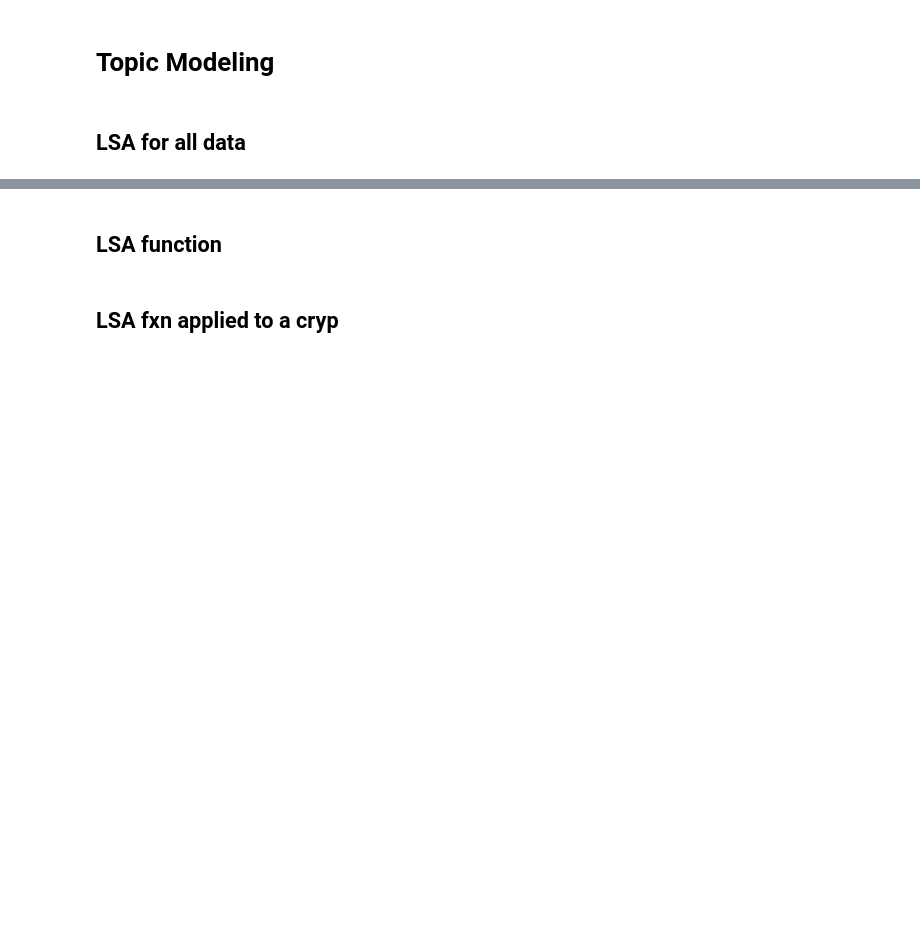
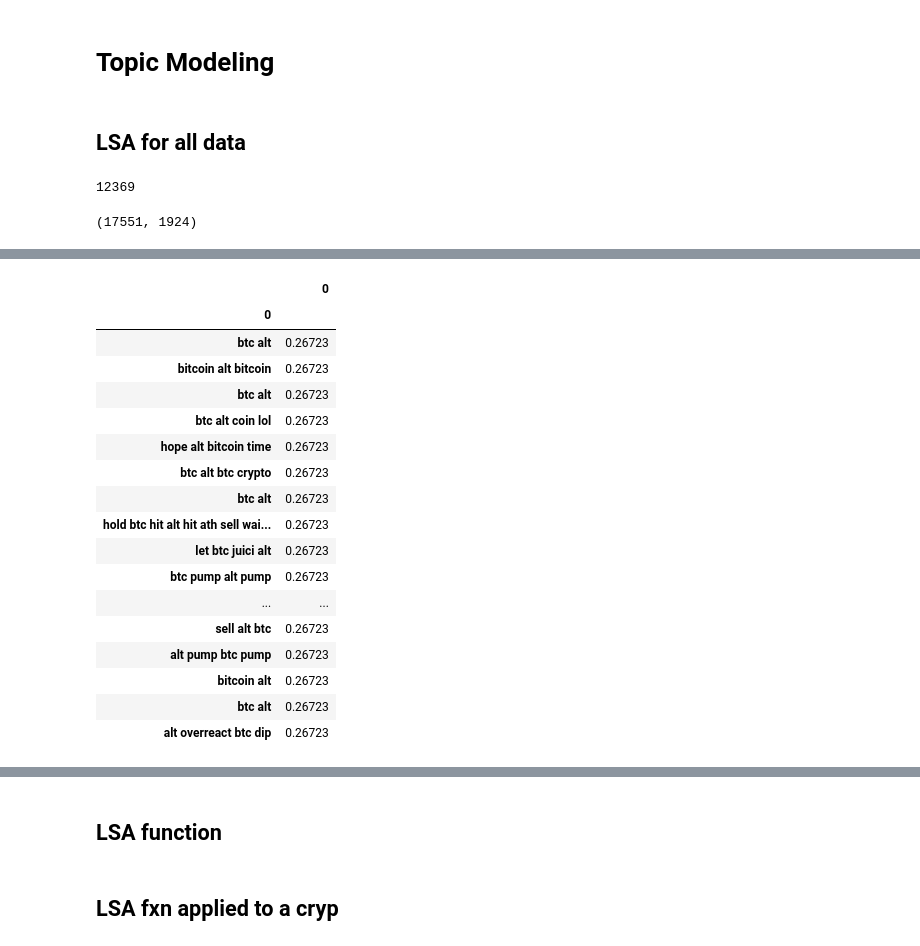
Before and after one commit to ClaytonYoung/ClaytonYoung.github.io, a Jupyter notebook: assets/Metis/NLP/sandbox-Copy1.ipynb, the cells around one changed output, grey strips where cells are left out. Saved outputs shown, nothing was run; the diff lists cells and outputs as text; code cells hidden in the pictures; blank space fills up the shorter version.

```diff
--- a/assets/Metis/NLP/sandbox-Copy1.ipynb
+++ b/assets/Metis/NLP/sandbox-Copy1.ipynb
@@ -234,12 +258,14 @@ a_dict=a_dict={k:v for (k,v) in a_dict.items() if not v.empty}
 # %%
-#create x_vect for each crypto using the crypto names in a_dict
+#create x_vect for each crypto using the crypto names in any_dict
+
+#can delete this
 
 vect_dict={}
-for index,key in enumerate(a_dict):
+for index,key in enumerate(any_dict):
     if len(key)>=1:
-        cv = CountVectorizer(stop_words='english', ngram_range = (1,2))
-        vect_dict[key] = pd.DataFrame(cv.fit_transform(a_dict[key][0]).toarray(),
-                 index=a_dict[key][0],
+        cv = CountVectorizer(stop_words='english', min_df = .001)
+        vect_dict[key] = pd.DataFrame(cv.fit_transform(any_dict[key][0]).toarray(),
+                 index=any_dict[key][0],
                  columns = cv.get_feature_names())
 # %% [markdown]
 # uncleaned dict for sentiment analysis
@@ -281,0 +390,10 @@ analyzer.polarity_scores(uncleaned_dict['shib']['body'])
+# %%
+cv = CountVectorizer(stop_words='english')# strip_accents='ascii')#,max_df=0.9,min_df=.009)
+#applying fit_transform on review
+X_cv_df = cv.fit_transform(pd.concat(only_dict)[0]).toarray()
+#converting to df and naming columns and
+X_cv_df=pd.DataFrame(X_cv_df,index=pd.concat(only_dict)[0],columns=cv.get_feature_names())
+
+len(X_cv_df.sum().sort_values(ascending=False))#.head(50)
+# %% [output]
+12369
@@ -281,0 +419,36 @@ analyzer.polarity_scores(uncleaned_dict['shib']['body'])
+# %%
+#cv_tfidf = TfidfVectorizer(stop_words='english', strip_accents='ascii',max_df=0.9,min_df=.009)
+
+
+cv_tfidf = TfidfVectorizer(stop_words=text.ENGLISH_STOP_WORDS.union(flat_list), max_df=.3, min_df=5, ngram_range=(1, 3))# strip_accents='ascii')#,max_df=0.9,min_df=.009)
+#applying fit_transform on review
+X_tfidf = cv_tfidf.fit_transform(only_dict['btc'][0]).toarray()
+#converting to df and naming columns and
+X_tf_df=pd.DataFrame(X_tfidf,index=only_dict['btc'][0],columns=cv_tfidf.get_feature_names())
+
+
+nmf = NMF(6,init=None)
+doc_topic = nmf.fit_transform(X_tf_df)
+doc_topic_df=pd.DataFrame(doc_topic.round(5),
+             index = only_dict['btc'][0])
+
+X_tf_df.shape
+# %% [output]
+(17551, 1924)
+# %%
+topic_term=nmf.components_
+topic_term_df=pd.DataFrame(topic_term.round(3),
+             #index = ["component_1", "component_2"],
+             columns = cv_tfidf.get_feature_names())
+
+topic_term_df
+
+output=display_topics(nmf,cv_tfidf.get_feature_names(),5)
+
+
+doc_topic_df=pd.DataFrame(doc_topic.round(5),
+           index =only_dict['btc'][0])
+
+#view sentences highest in topic
+pd.DataFrame(doc_topic_df[0].sort_values(ascending=False)).head(25)
+# %% [output]
@@ -281,0 +472,18 @@ analyzer.polarity_scores(uncleaned_dict['shib']['body'])
+|  | 0 |
+| 0 |  |
+| btc alt | 0.26723 |
+| bitcoin alt bitcoin | 0.26723 |
+| btc alt | 0.26723 |
+| btc alt coin lol | 0.26723 |
+| hope alt bitcoin time | 0.26723 |
+| btc alt btc crypto | 0.26723 |
+| btc alt | 0.26723 |
+| hold btc hit alt hit ath sell wai... | 0.26723 |
+| let btc juici alt | 0.26723 |
+| btc pump alt pump | 0.26723 |
+| ... | ... |
+| sell alt btc | 0.26723 |
+| alt pump btc pump | 0.26723 |
+| bitcoin alt | 0.26723 |
+| btc alt | 0.26723 |
+| alt overreact btc dip | 0.26723 |
```
Also changed, not shown: parts of 69 cells of this notebook.
